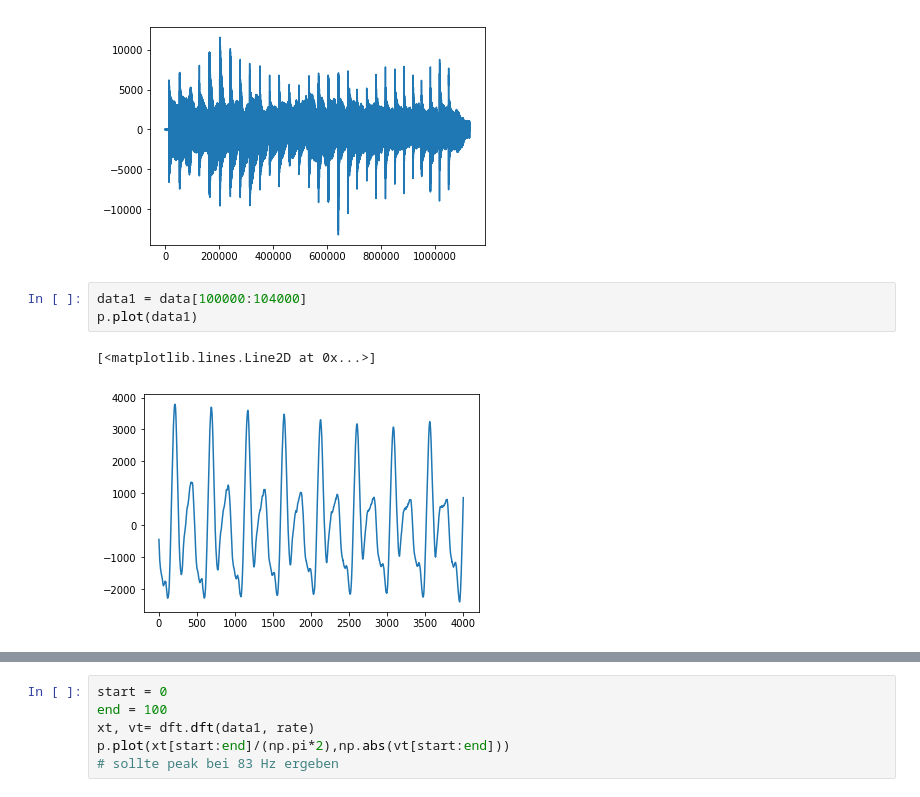
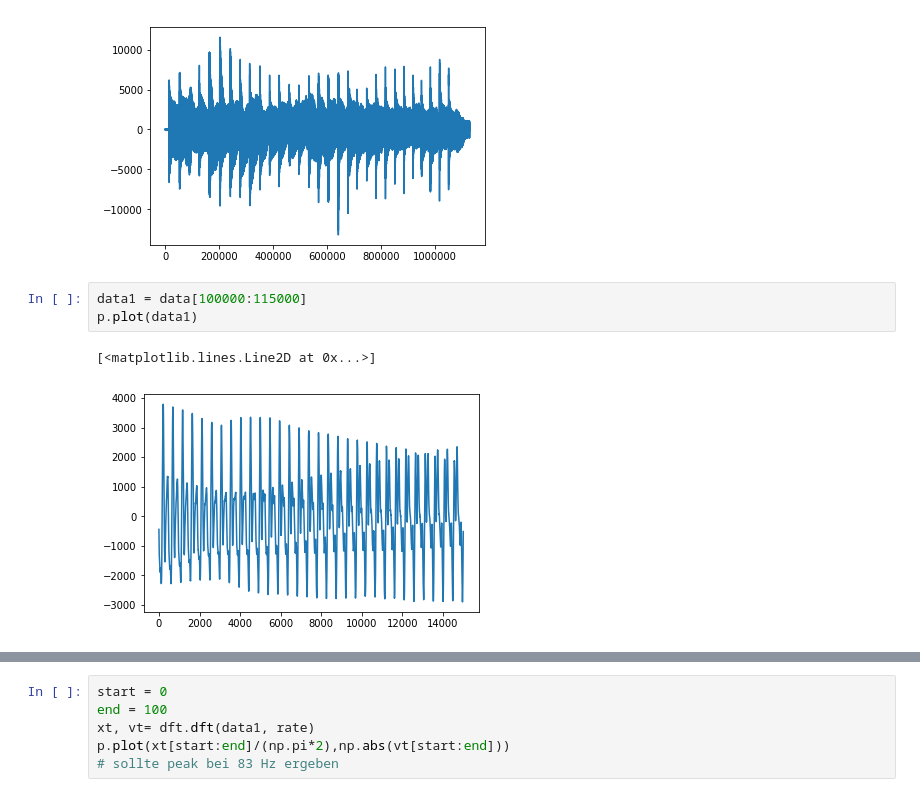
Before and after one commit to tisabe/CP2, a Jupyter notebook: testing_sketch.ipynb, the cells around one changed output, grey strips where cells are left out. Drawn from its saved outputs; the diff is of its cells as text.

```diff
--- a/testing_sketch.ipynb
+++ b/testing_sketch.ipynb
@@ -11,11 +11,11 @@ print(rate)
 44100
 [figure]
 # %%
-data1 = data[100000:104000]
+data1 = data[100000:115000]
 p.plot(data1)
 # %% [output]
 [<matplotlib.lines.Line2D at 0x...>]
-[figure, old version]
+[figure, new version]
 # %%
 %%timeit
 xt, vt= dft.dft(data1, rate)
```
Also changed, not shown: parts of 3 cells of this notebook.
